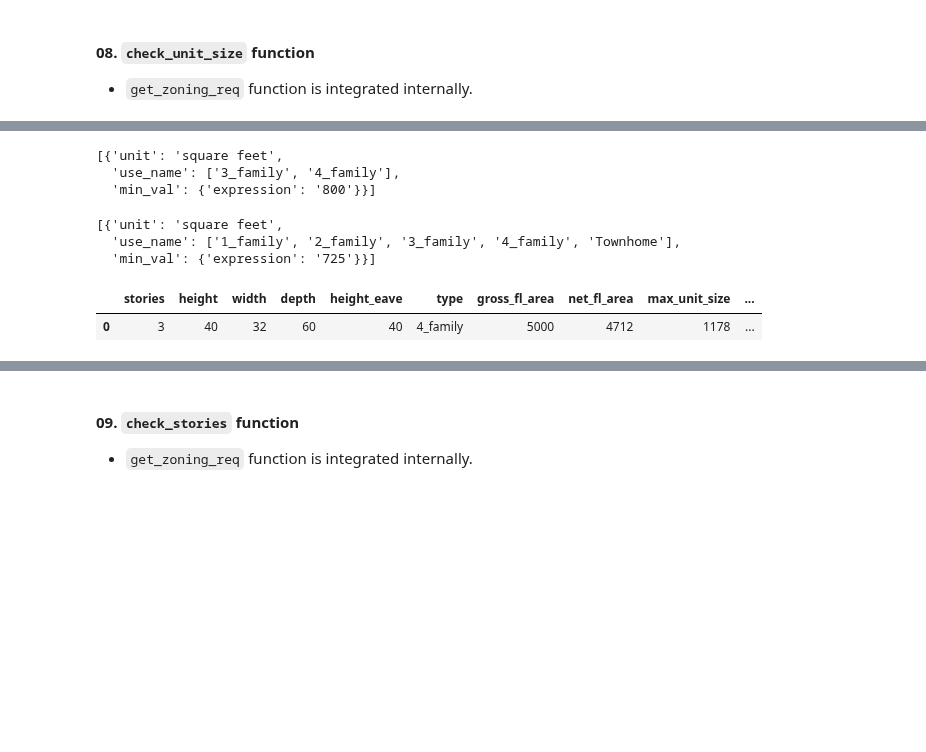
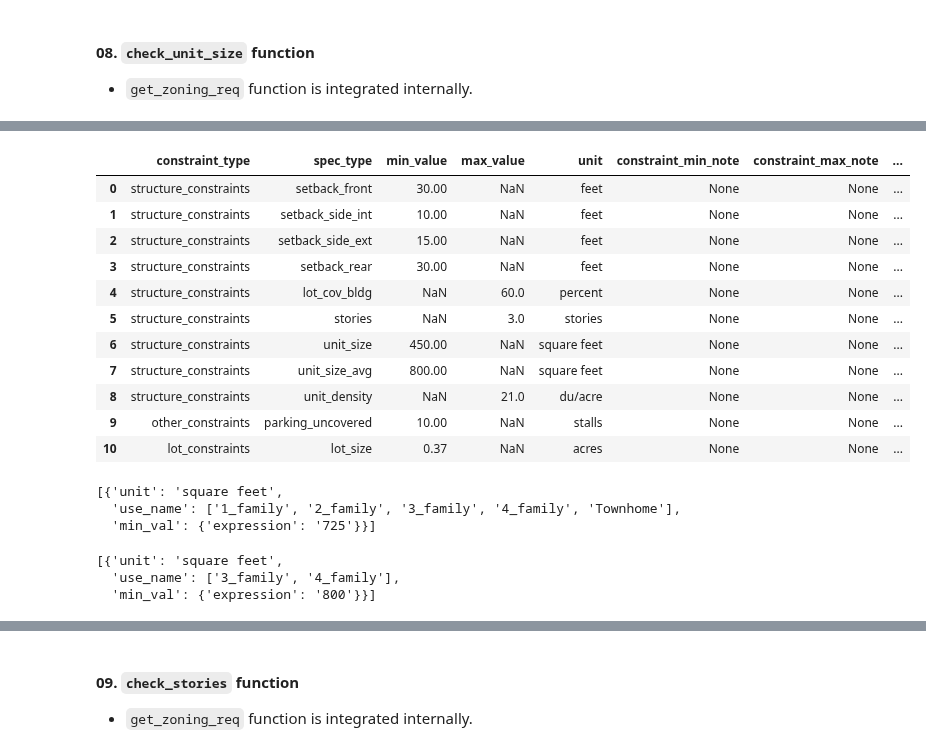
Before and after one commit to HOUPU1993/tidyzoning, a Jupyter notebook: test.ipynb, the cells around one changed output, grey strips where cells are left out. Drawn from its saved outputs; the diff is of its cells as text; code cells hidden in the pictures; blank space fills up the shorter version.

```diff
--- a/test.ipynb
+++ b/test.ipynb
@@ -615,6 +992,0 @@ check_unit_size_result[check_unit_size_result['allowed'] == False]
-# %%
-file_path = r"C:\Users\Admin\Desktop\New folder (6)\tidybuilding\4_fam_tall/"
-tidybuilding_4_fam = unify_tidybuilding(file_path)
-max_size_dict = {int(col.split("_")[1][0]): float(tidybuilding_4_fam[col].iloc[0])
-                    for col in tidybuilding_4_fam.columns if col.startswith("units_") and col.endswith("_maxsize")}
-max_size_dict
@@ -662,4 +1035,25 @@ unit_size_constraints_df
 |  | dist_info | lot_constraints | structure_constraints | other_constraints | geometry |
 | 156 | {'muni_name': 'Duncanville', 'cou... | {'lot_size': [{'unit': 'acres', '... | {'setback_front': [{'unit': 'feet... | {'parking_uncovered': [{'unit': '... | MULTIPOLYGON (((-10786996.594 384... |
 | 197 | {'muni_name': 'Garland', 'county_... | [ ] | {'setback_front': [{'unit': 'feet... | {'parking_uncovered': [{'unit': '... | MULTIPOLYGON (((-10751976.311 387... |
+# %%
+get_zoning_req(tidybuilding_4_fam, tidyzoning.loc[[156]], tidyparcel[tidyparcel['parcel_id'] == '10'])
+# %% [output]
+|  | constraint_type | spec_type | min_value | max_value | unit | constraint_min_note | constraint_max_note | ... |
+| 0 | structure_constraints | setback_front | 30.00 | NaN | feet | None | None | ... |
+| 1 | structure_constraints | setback_side_int | 10.00 | NaN | feet | None | None | ... |
+| 2 | structure_constraints | setback_side_ext | 15.00 | NaN | feet | None | None | ... |
+| 3 | structure_constraints | setback_rear | 30.00 | NaN | feet | None | None | ... |
+| 4 | structure_constraints | lot_cov_bldg | NaN | 60.0 | percent | None | None | ... |
+| 5 | structure_constraints | stories | NaN | 3.0 | stories | None | None | ... |
+| 6 | structure_constraints | unit_size | 450.00 | NaN | square feet | None | None | ... |
+| 7 | structure_constraints | unit_size_avg | 800.00 | NaN | square feet | None | None | ... |
+| 8 | structure_constraints | unit_density | NaN | 21.0 | du/acre | None | None | ... |
+| 9 | other_constraints | parking_uncovered | 10.00 | NaN | stalls | None | None | ... |
+| 10 | lot_constraints | lot_size | 0.37 | NaN | acres | None | None | ... |
+# %%
+tidyzoning.loc[197]['structure_constraints']['unit_size_avg']
+# %% [output]
+[{'unit': 'square feet',
+  'use_name': ['1_family', '2_family', '3_family', '4_family', 'Townhome'],
+  'min_val': {'expression': '725'}}]
 # %%
@@ -668,14 +1062,3 @@ unit_size_constraints_df.loc[156]['structure_constraints']['unit_size_avg']
 [{'unit': 'square feet',
   'use_name': ['3_family', '4_family'],
   'min_val': {'expression': '800'}}]
-# %%
-unit_size_constraints_df.loc[197]['structure_constraints']['unit_size_avg']
-# %% [output]
-[{'unit': 'square feet',
-  'use_name': ['1_family', '2_family', '3_family', '4_family', 'Townhome'],
-  'min_val': {'expression': '725'}}]
-# %%
-tidybuilding_4_fam
-# %% [output]
-|  | stories | height | width | depth | height_eave | type | gross_fl_area | net_fl_area | max_unit_size | ... |
-| 0 | 3 | 40 | 32 | 60 | 40 | 4_family | 5000 | 4712 | 1178 | ... |
```
Also changed, not shown: parts of 27 cells of this notebook, 2 other files.
